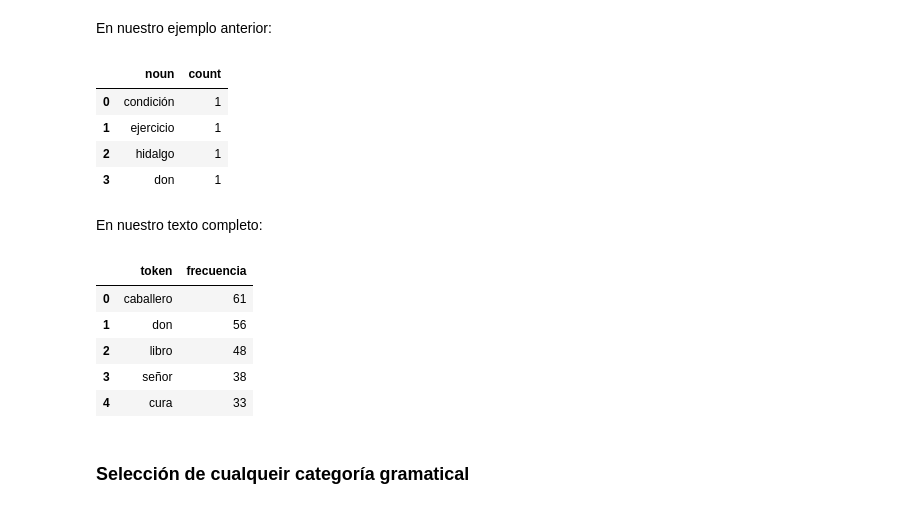
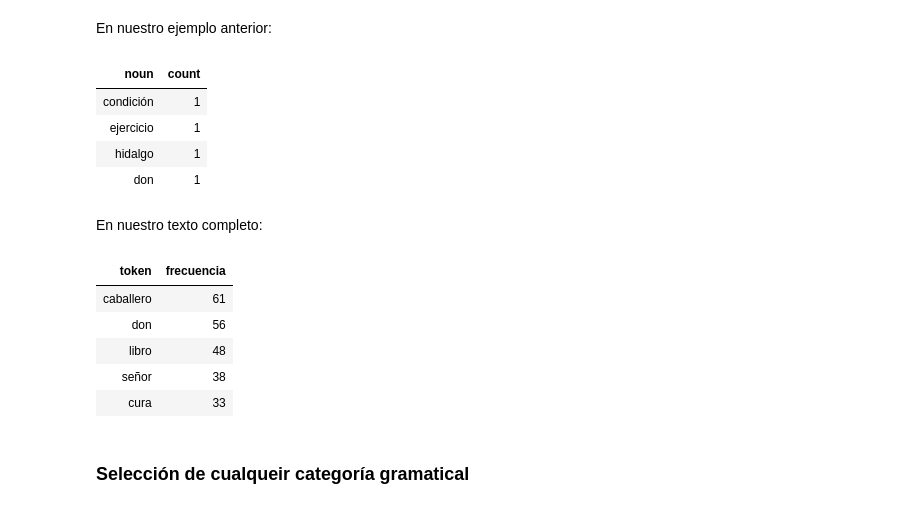
Before and after one commit to MarioC0093/NPL-Python, a Jupyter notebook: index.ipynb, the cells around one changed output. Cells and saved outputs as stored; diff of their text form; code cells hidden in the pictures.

```diff
--- a/index.ipynb
+++ b/index.ipynb
@@ -316,32 +309,32 @@ for token in ejemplo_02:
 nouns_total = Counter(nouns)
 
 df = pd.DataFrame(nouns_total.most_common(), columns=['noun', 'count'])
-df
+df.style.hide(axis="index")
 # %% [output]
-|  | noun | count |
-| 0 | condición | 1 |
-| 1 | ejercicio | 1 |
-| 2 | hidalgo | 1 |
-| 3 | don | 1 |
+| noun | count |
+| condición | 1 |
+| ejercicio | 1 |
+| hidalgo | 1 |
+| don | 1 |
 # %% [markdown]
 En nuestro texto completo:
 # %%
 nouns = []
 for token in nlp(text):
     if token.pos_ == 'NOUN':
         nouns.append(token.lemma_)
 
 nouns_total = Counter(nouns)
 
 df = pd.DataFrame(nouns_total.most_common(), columns=['token', 'frecuencia'])
-df[:5]
+df[:5].style.hide(axis="index")
 # %% [output]
-|  | token | frecuencia |
-| 0 | caballero | 61 |
-| 1 | don | 56 |
-| 2 | libro | 48 |
-| 3 | señor | 38 |
-| 4 | cura | 33 |
+| token | frecuencia |
+| caballero | 61 |
+| don | 56 |
+| libro | 48 |
+| señor | 38 |
+| cura | 33 |
 # %% [markdown]
 ### Selección de cualqueir categoría gramatical
 # %% [markdown]
```
Also changed, not shown: parts of 13 cells of this notebook, 31 other files.
